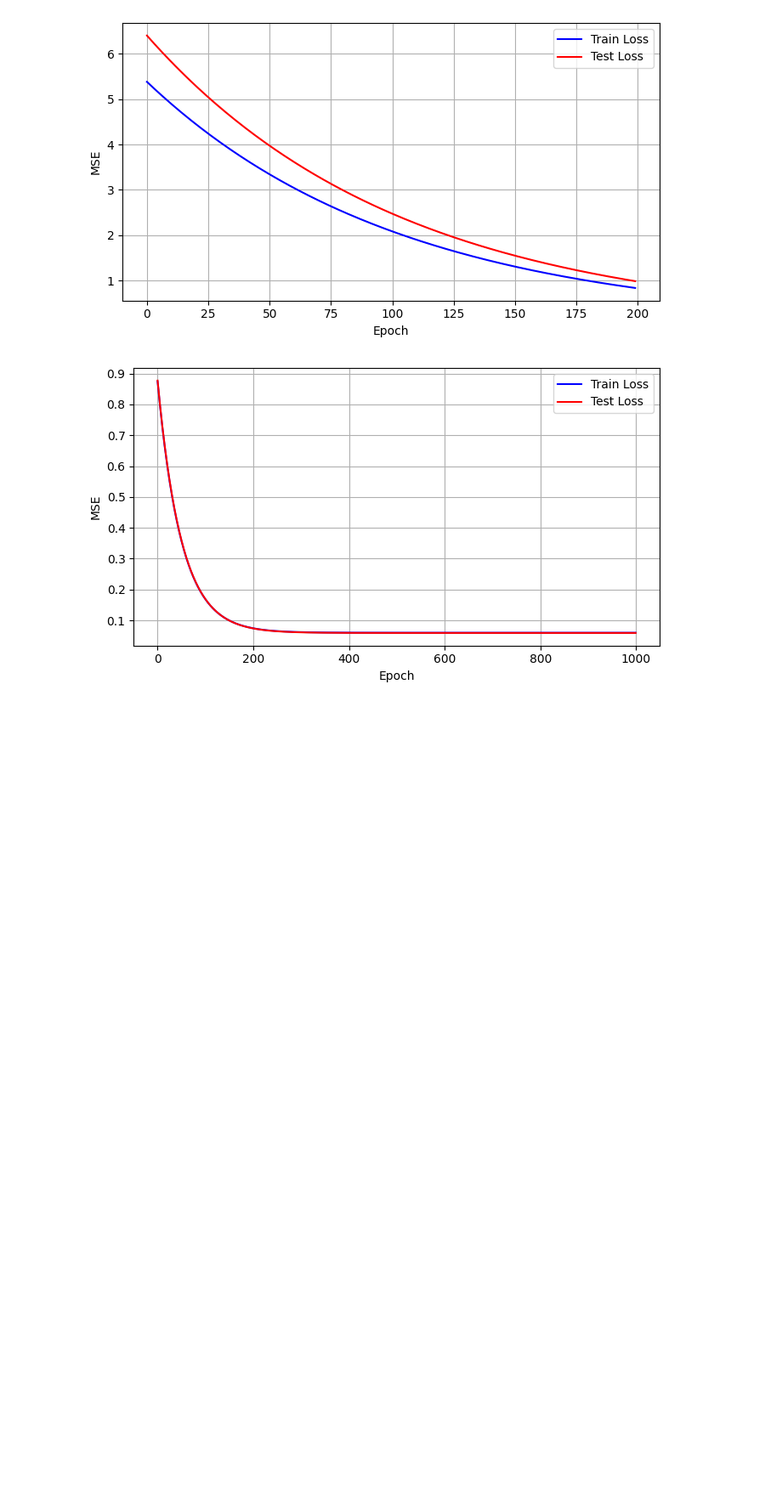
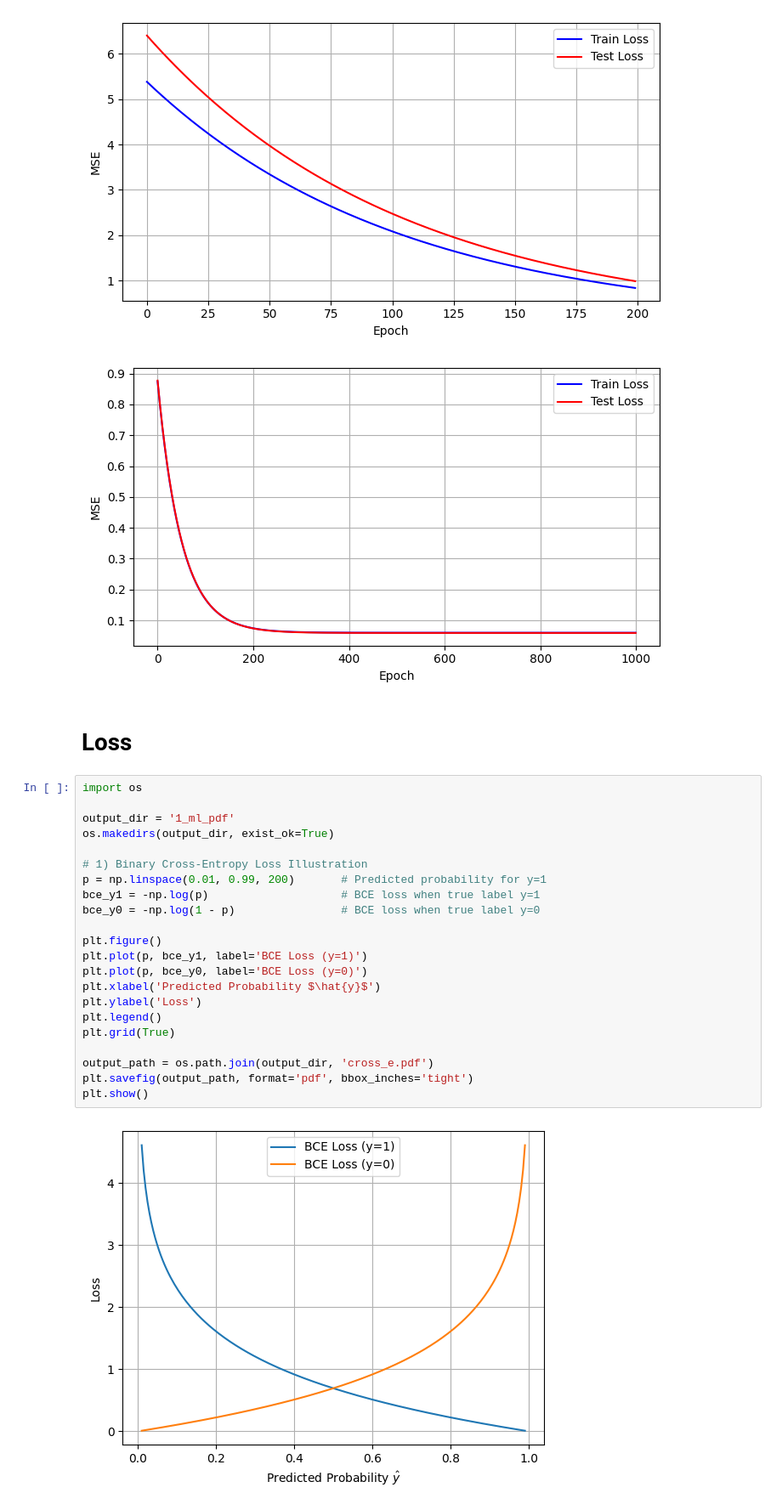
Before and after one commit to RobGhys/phd_support, a Jupyter notebook: 1_intro_ml.ipynb, the cells around one changed output. Shown at 85% size. Saved outputs shown, nothing was run; the diff lists cells and outputs as text; blank space fills up the shorter version.

```diff
--- a/1_intro_ml.ipynb
+++ b/1_intro_ml.ipynb
@@ -106,3 +107,29 @@ for name in ["underfit", "just_right", "overfit"]:
 [figure]
 [figure]
 [figure]
+# %% [markdown]
+# Loss
+# %%
+import os
+
+output_dir = '1_ml_pdf'
+os.makedirs(output_dir, exist_ok=True)
+
+# 1) Binary Cross-Entropy Loss Illustration
+p = np.linspace(0.01, 0.99, 200)       # Predicted probability for y=1
+bce_y1 = -np.log(p)                    # BCE loss when true label y=1
+bce_y0 = -np.log(1 - p)                # BCE loss when true label y=0
+
+plt.figure()
+plt.plot(p, bce_y1, label='BCE Loss (y=1)')
+plt.plot(p, bce_y0, label='BCE Loss (y=0)')
+plt.xlabel('Predicted Probability $\hat{y}$')
+plt.ylabel('Loss')
+plt.legend()
+plt.grid(True)
+
+output_path = os.path.join(output_dir, 'cross_e.pdf')
+plt.savefig(output_path, format='pdf', bbox_inches='tight')
+plt.show()
+# %% [output]
+[figure, added]
```
Also changed, not shown: parts of 11 cells of this notebook, 5 other files.
